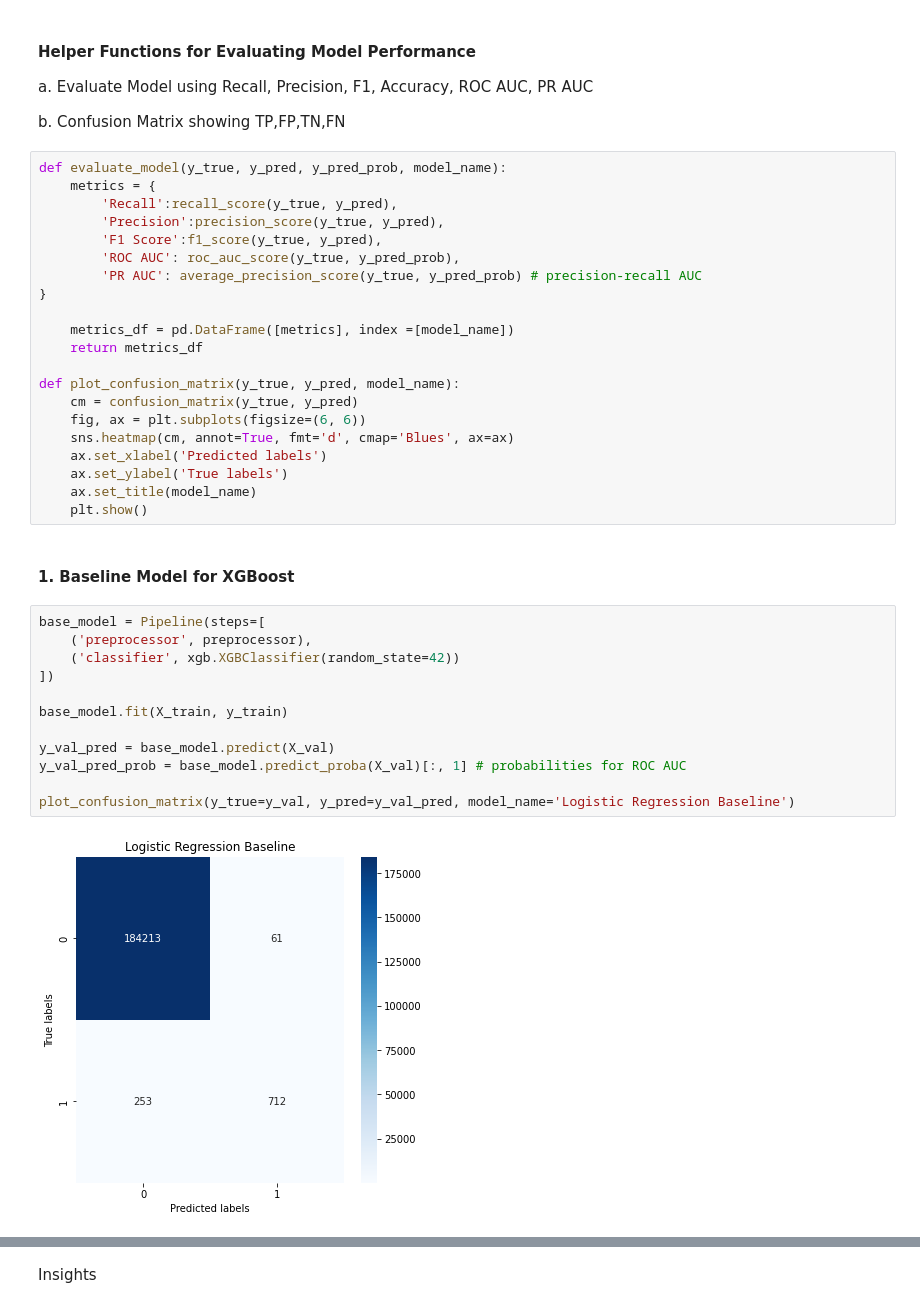
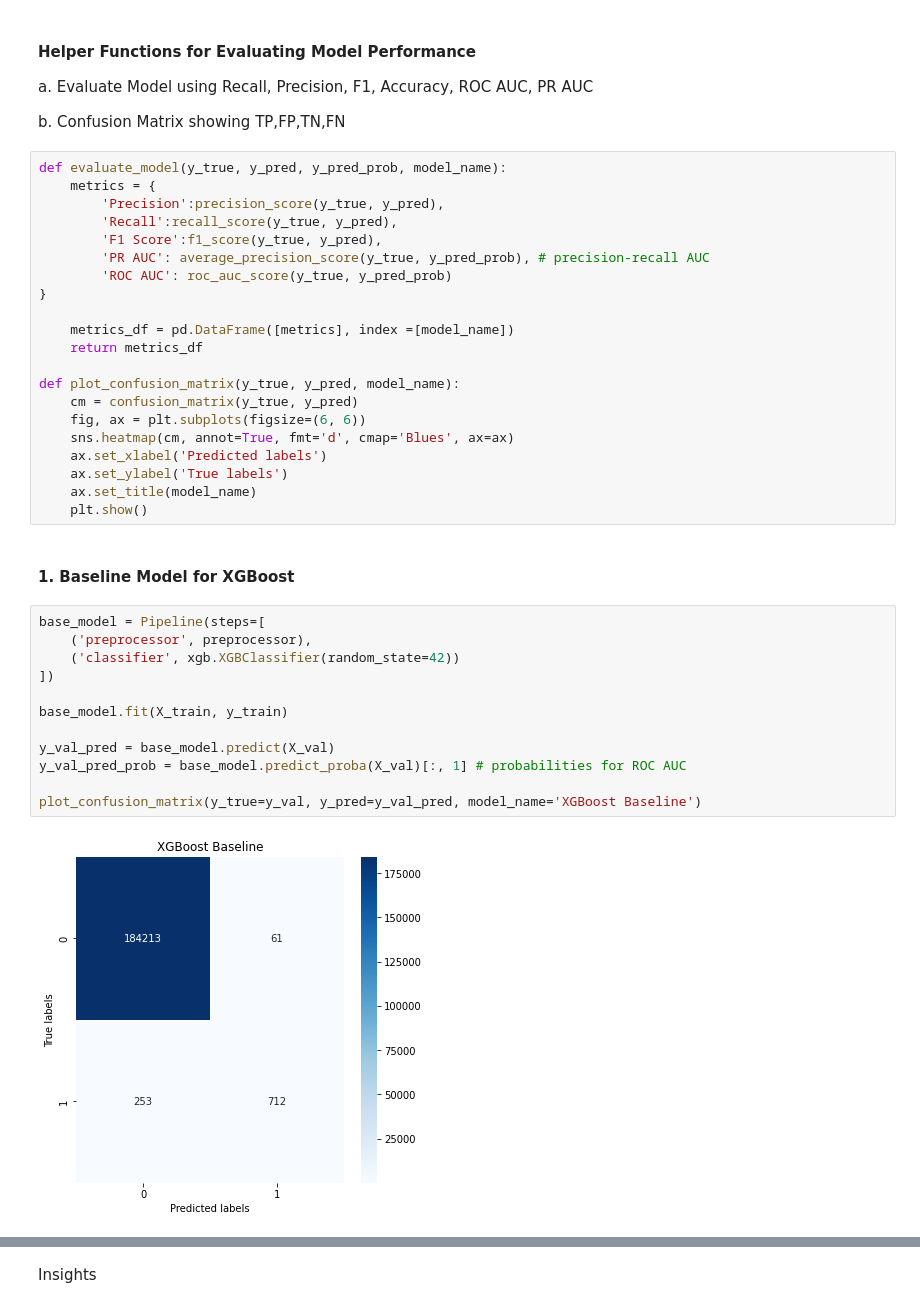
Before and after one commit to saxyrinchen/bt4012_project, a Jupyter notebook: XGBoost.ipynb, the cells around one changed output, grey strips where cells are left out. Drawn from its saved outputs; the diff is of its cells as text.

Commit message:
LR XGBoost done

```diff
--- a/XGBoost.ipynb
+++ b/XGBoost.ipynb
@@ -107,11 +110,11 @@ b. Confusion Matrix showing TP,FP,TN,FN
 # %%
 def evaluate_model(y_true, y_pred, y_pred_prob, model_name):
     metrics = {
+        'Precision':precision_score(y_true, y_pred),
         'Recall':recall_score(y_true, y_pred),
-        'Precision':precision_score(y_true, y_pred),
         'F1 Score':f1_score(y_true, y_pred),
-        'ROC AUC': roc_auc_score(y_true, y_pred_prob),
-        'PR AUC': average_precision_score(y_true, y_pred_prob) # precision-recall AUC
+        'PR AUC': average_precision_score(y_true, y_pred_prob), # precision-recall AUC
+        'ROC AUC': roc_auc_score(y_true, y_pred_prob)
 }
 
     metrics_df = pd.DataFrame([metrics], index =[model_name])
@@ -130,17 +133,17 @@ def plot_confusion_matrix(y_true, y_pred, model_name):
 # %%
 base_model = Pipeline(steps=[
     ('preprocessor', preprocessor),
     ('classifier', xgb.XGBClassifier(random_state=42))
 ])
 
 base_model.fit(X_train, y_train)
 
 y_val_pred = base_model.predict(X_val)
 y_val_pred_prob = base_model.predict_proba(X_val)[:, 1] # probabilities for ROC AUC
 
-plot_confusion_matrix(y_true=y_val, y_pred=y_val_pred, model_name='Logistic Regression Baseline')
+plot_confusion_matrix(y_true=y_val, y_pred=y_val_pred, model_name='XGBoost Baseline')
 # %% [output]
-[figure, old version]
+[figure, new version]
 # %%
 base_model_results = evaluate_model(y_true=y_val,
                                     y_pred=y_val_pred,
```
Also changed, not shown: parts of 32 cells of this notebook, 1 other file.
